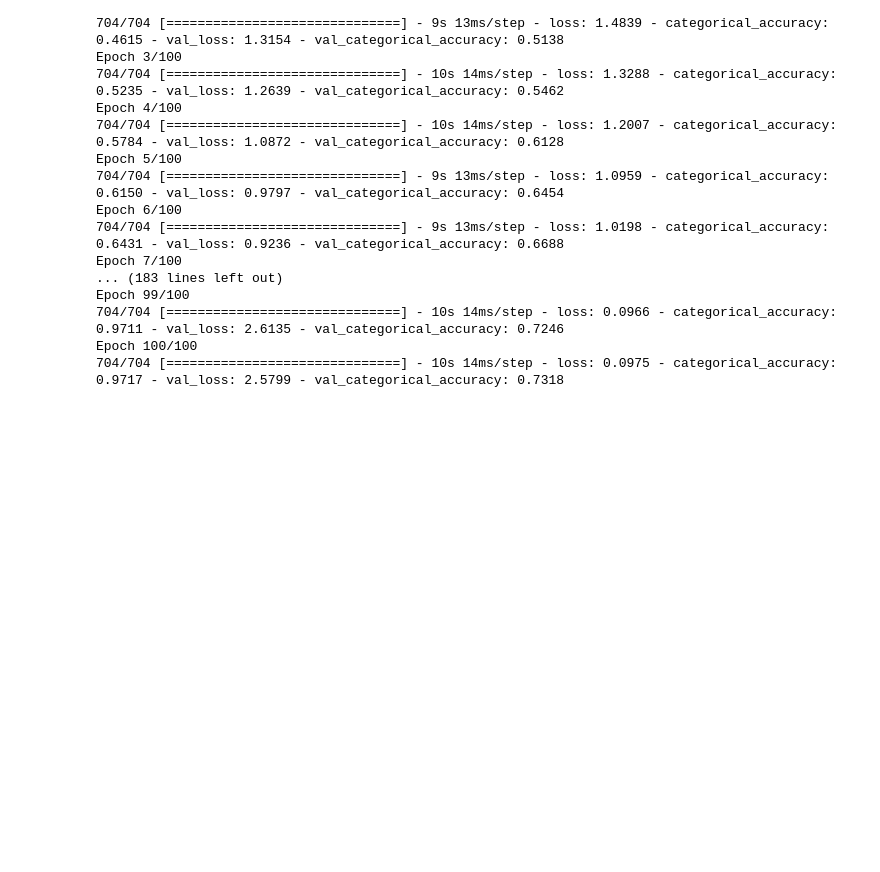
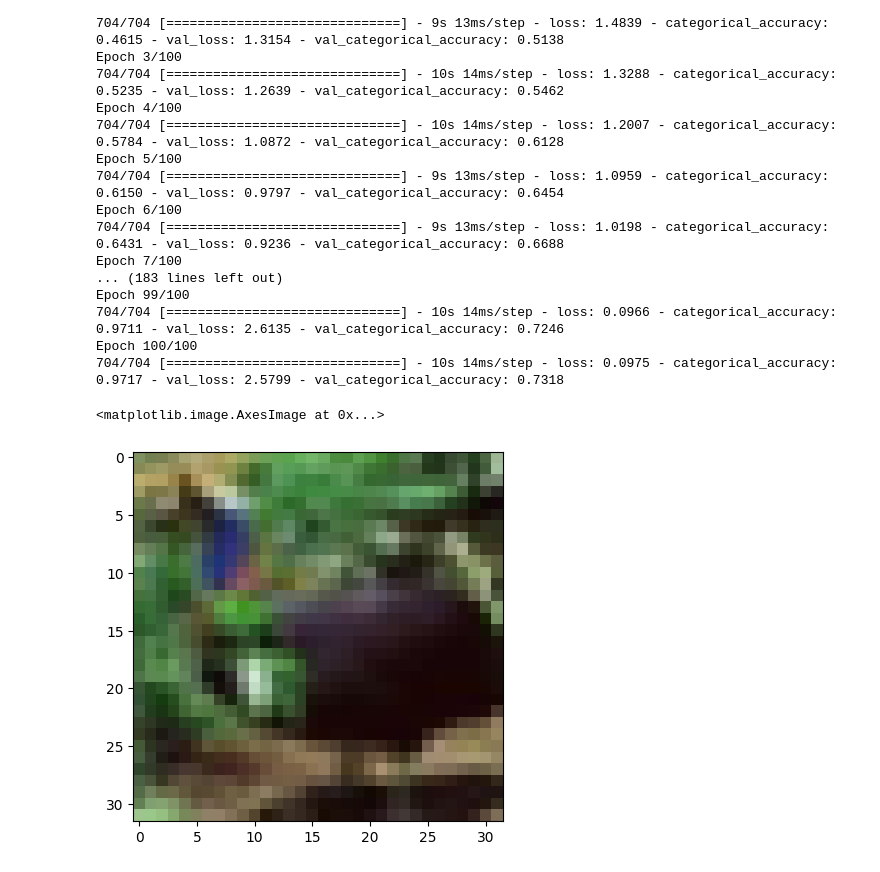
Before and after one commit to chenduo777/tf2, a Jupyter notebook: lab4/lab4.ipynb, the cells around one changed output. Saved outputs shown, nothing was run; the diff lists cells and outputs as text; code cells hidden in the pictures; blank space fills up the shorter version.

```diff
--- a/lab4/lab4.ipynb
+++ b/lab4/lab4.ipynb
@@ -225,3 +226,11 @@ Epoch 99/100
 704/704 [==============================] - 10s 14ms/step - loss: 0.0966 - categorical_accuracy: 0.9711 - val_loss: 2.6135 - val_categorical_accuracy: 0.7246
 Epoch 100/100
 704/704 [==============================] - 10s 14ms/step - loss: 0.0975 - categorical_accuracy: 0.9717 - val_loss: 2.5799 - val_categorical_accuracy: 0.7318
+# %%
+x = 3
+y = 7
+image_test = output[y*32:(y+1)*32, x*32:(x+1)*32]
+plt.imshow(image_test)
+# %% [output]
+<matplotlib.image.AxesImage at 0x...>
+[figure, added]
```
Also changed, not shown: parts of 9 cells of this notebook, 11 other files.
